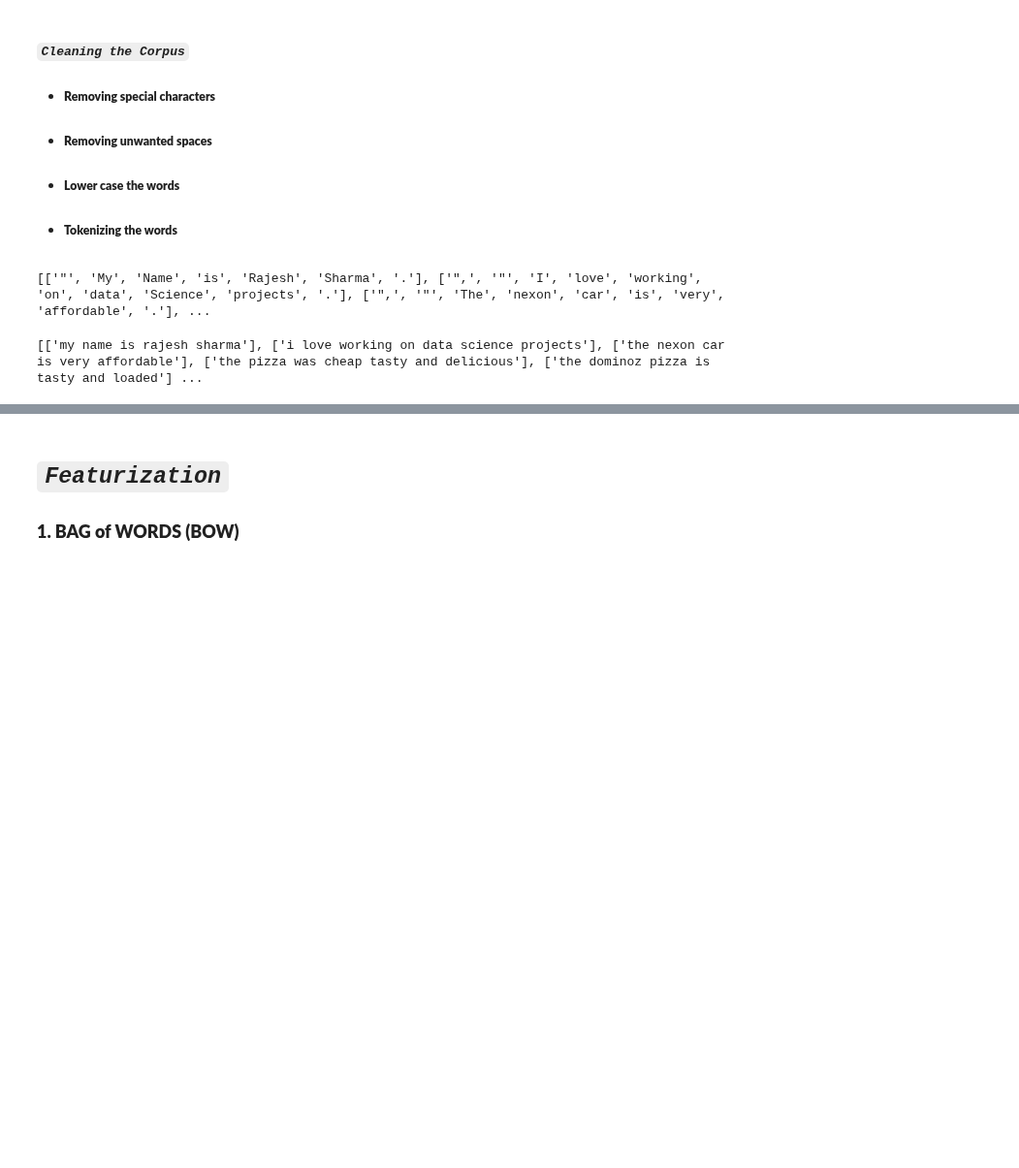
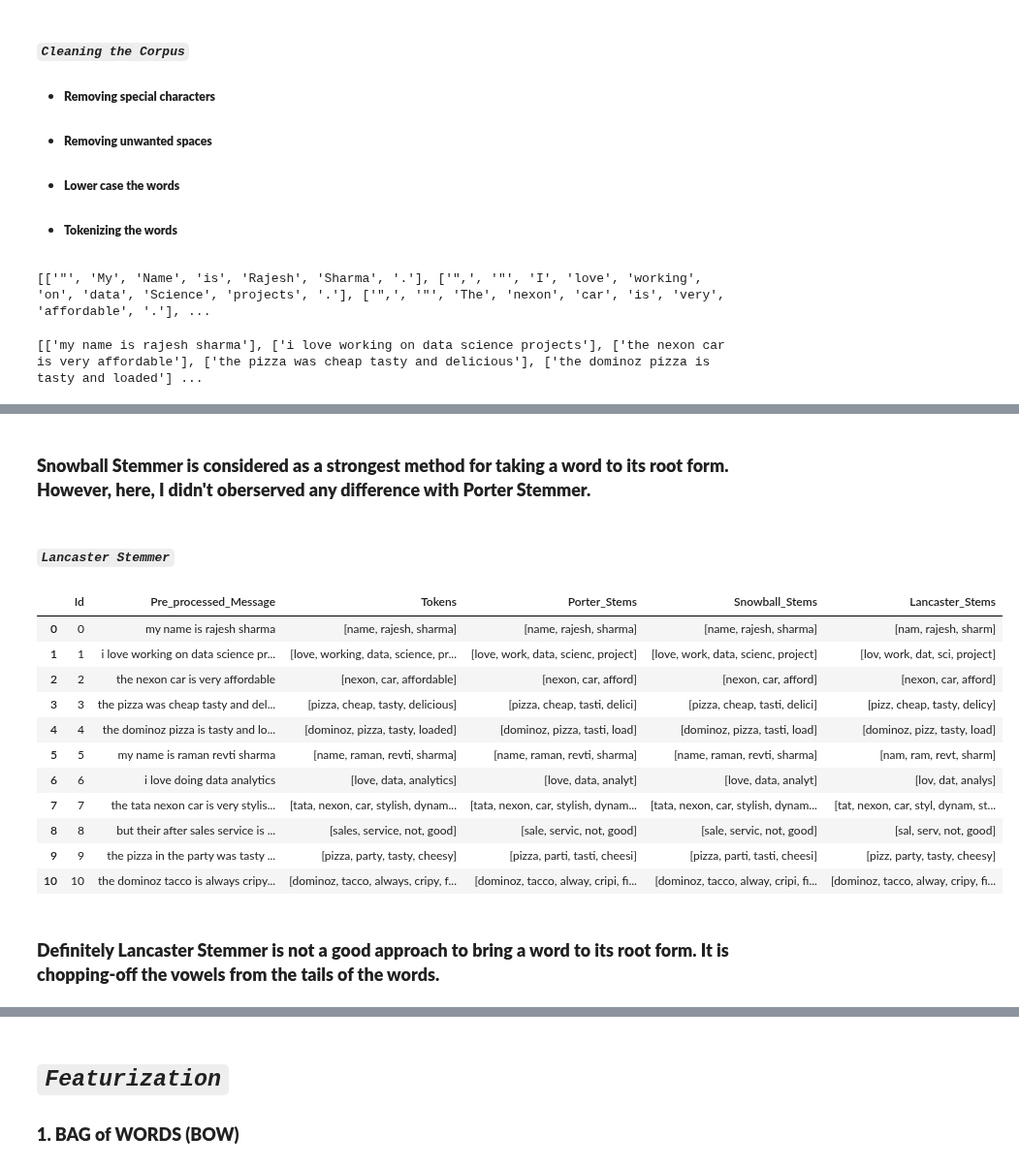
Before and after one commit to raj-shr-git/AAIC_Practice, a Jupyter notebook: VIDEO_PRACTICE/MODULE-1/Understanding_NLP.ipynb, the cells around one changed output, grey strips where cells are left out. Shown at 97% size. Drawn from its saved outputs; the diff is of its cells as text; code cells hidden in the pictures; blank space fills up the shorter version.

```diff
--- a/VIDEO_PRACTICE/MODULE-1/Understanding_NLP.ipynb
+++ b/VIDEO_PRACTICE/MODULE-1/Understanding_NLP.ipynb
@@ -119,0 +153,3 @@ print(preprocess_sents)
+# %%
+text_df['Porter_Stems'] = text_df['Tokens'].apply(lambda row: [port_stem.stem(word) for word in row])
+text_df
@@ -119,0 +173,5 @@ print(preprocess_sents)
+# %%
+snow_stem = SnowballStemmer(language='english',ignore_stopwords=True)
+# %%
+text_df['Snowball_Stems'] = text_df['Tokens'].apply(lambda row: [snow_stem.stem(word) for word in row])
+text_df
@@ -119,0 +191,4 @@ print(preprocess_sents)
+# %% [markdown]
+### **Snowball Stemmer is considered as a strongest method for taking a word to its root form. However, here, I didn't oberserved any difference with Porter Stemmer.**
+# %% [markdown]
+#### ***`Lancaster Stemmer`***
@@ -119,0 +197,18 @@ print(preprocess_sents)
+# %%
+text_df['Lancaster_Stems'] = text_df['Tokens'].apply(lambda row: [lanc_stem.stem(word) for word in row])
+text_df
+# %% [output]
+|  | Id | Pre_processed_Message | Tokens | Porter_Stems | Snowball_Stems | Lancaster_Stems |
+| 0 | 0 | my name is rajesh sharma | [name, rajesh, sharma] | [name, rajesh, sharma] | [name, rajesh, sharma] | [nam, rajesh, sharm] |
+| 1 | 1 | i love working on data science pr... | [love, working, data, science, pr... | [love, work, data, scienc, project] | [love, work, data, scienc, project] | [lov, work, dat, sci, project] |
+| 2 | 2 | the nexon car is very affordable | [nexon, car, affordable] | [nexon, car, afford] | [nexon, car, afford] | [nexon, car, afford] |
+| 3 | 3 | the pizza was cheap tasty and del... | [pizza, cheap, tasty, delicious] | [pizza, cheap, tasti, delici] | [pizza, cheap, tasti, delici] | [pizz, cheap, tasty, delicy] |
+| 4 | 4 | the dominoz pizza is tasty and lo... | [dominoz, pizza, tasty, loaded] | [dominoz, pizza, tasti, load] | [dominoz, pizza, tasti, load] | [dominoz, pizz, tasty, load] |
+| 5 | 5 | my name is raman revti sharma | [name, raman, revti, sharma] | [name, raman, revti, sharma] | [name, raman, revti, sharma] | [nam, ram, revt, sharm] |
+| 6 | 6 | i love doing data analytics | [love, data, analytics] | [love, data, analyt] | [love, data, analyt] | [lov, dat, analys] |
+| 7 | 7 | the tata nexon car is very stylis... | [tata, nexon, car, stylish, dynam... | [tata, nexon, car, stylish, dynam... | [tata, nexon, car, stylish, dynam... | [tat, nexon, car, styl, dynam, st... |
+| 8 | 8 | but their after sales service is ... | [sales, service, not, good] | [sale, servic, not, good] | [sale, servic, not, good] | [sal, serv, not, good] |
+| 9 | 9 | the pizza in the party was tasty ... | [pizza, party, tasty, cheesy] | [pizza, parti, tasti, cheesi] | [pizza, parti, tasti, cheesi] | [pizz, party, tasty, cheesy] |
+| 10 | 10 | the dominoz tacco is always cripy... | [dominoz, tacco, always, cripy, f... | [dominoz, tacco, alway, cripi, fi... | [dominoz, tacco, alway, cripi, fi... | [dominoz, tacco, alway, cripy, fi... |
+# %% [markdown]
+### **Definitely Lancaster Stemmer is not a good approach to bring a word to its root form. It is chopping-off the vowels from the tails of the words.**
```
Also changed, not shown: parts of 49 cells of this notebook, 1 other file.
